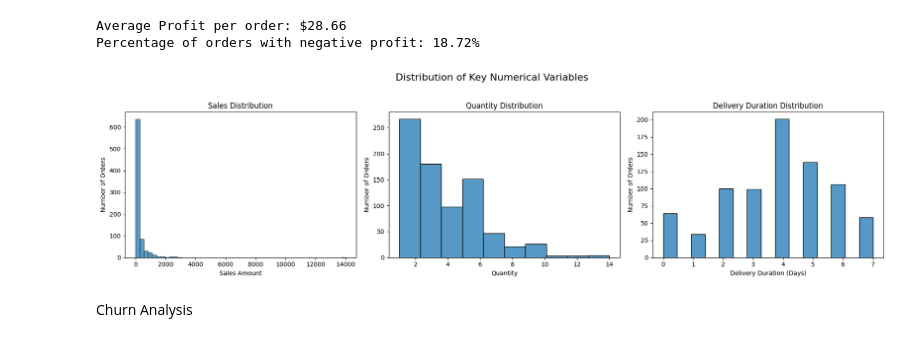
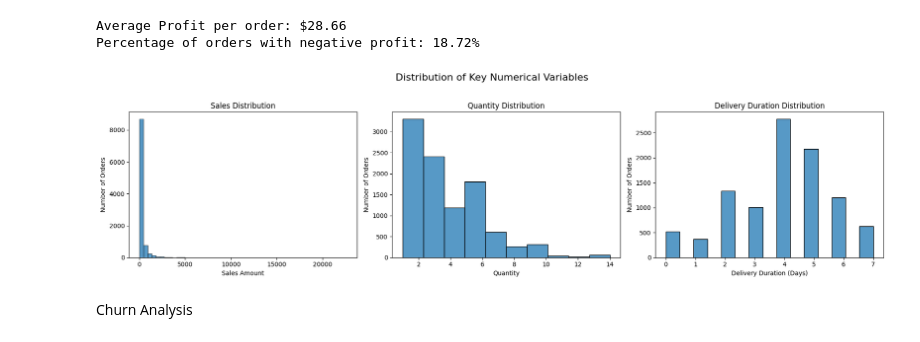
Before and after one commit to Wil50665/DS_project, a Jupyter notebook: Churn_Model/EDA.ipynb, the cells around one changed output. Saved outputs shown, nothing was run; the diff lists cells and outputs as text; code cells hidden in the pictures.

```diff
--- a/Churn_Model/EDA.ipynb
+++ b/Churn_Model/EDA.ipynb
@@ -59,27 +59,27 @@ Percentage of orders with negative profit: 18.72%
 # %%
 # Order Distribution (Histograms)
 fig, axes = plt.subplots(1, 3, figsize=(18, 5))
 fig.suptitle('Distribution of Key Numerical Variables', fontsize=16)
 
-sns.histplot(merged_df['Sales'], bins=50, ax=axes[0])
+sns.histplot(df['Sales'], bins=50, ax=axes[0])
 axes[0].set_title('Sales Distribution')
 axes[0].set_xlabel('Sales Amount')
 axes[0].set_ylabel('Number of Orders')
 
-sns.histplot(merged_df['Quantity'], bins=10, ax=axes[1])
+sns.histplot(df['Quantity'], bins=10, ax=axes[1])
 axes[1].set_title('Quantity Distribution')
 axes[1].set_xlabel('Quantity')
 axes[1].set_ylabel('Number of Orders')
 
-sns.histplot(merged_df['Delivery Duration'], bins=15, ax=axes[2])
+sns.histplot(df['Delivery Duration'], bins=15, ax=axes[2])
 axes[2].set_title('Delivery Duration Distribution')
 axes[2].set_xlabel('Delivery Duration (Days)')
 axes[2].set_ylabel('Number of Orders')
 
 plt.tight_layout(rect=[0, 0.03, 1, 0.95])
 plt.show()
 # %% [output]
-[figure, old version]
+[figure, new version]
 # %% [markdown]
 Churn Analysis
 # %%
```
Also changed, not shown: parts of 1 cell of this notebook.
